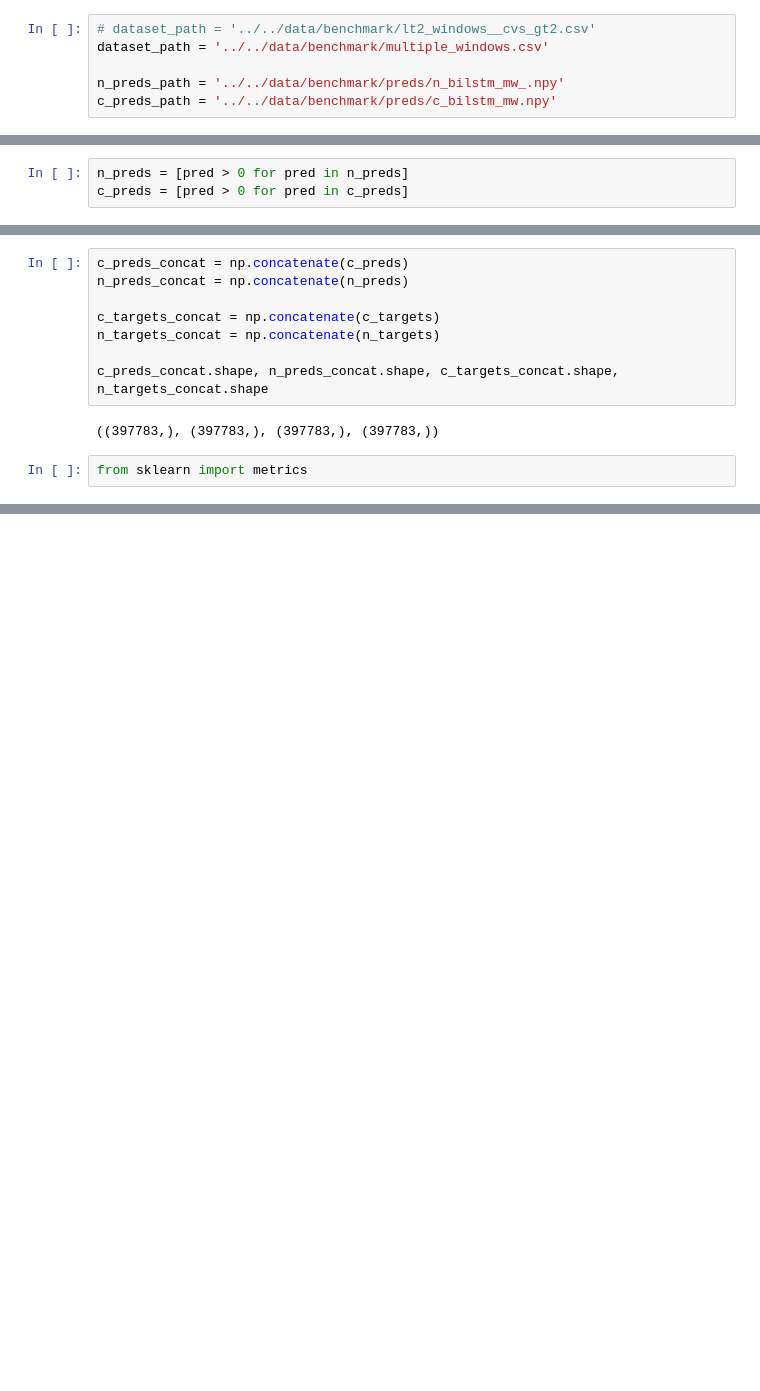
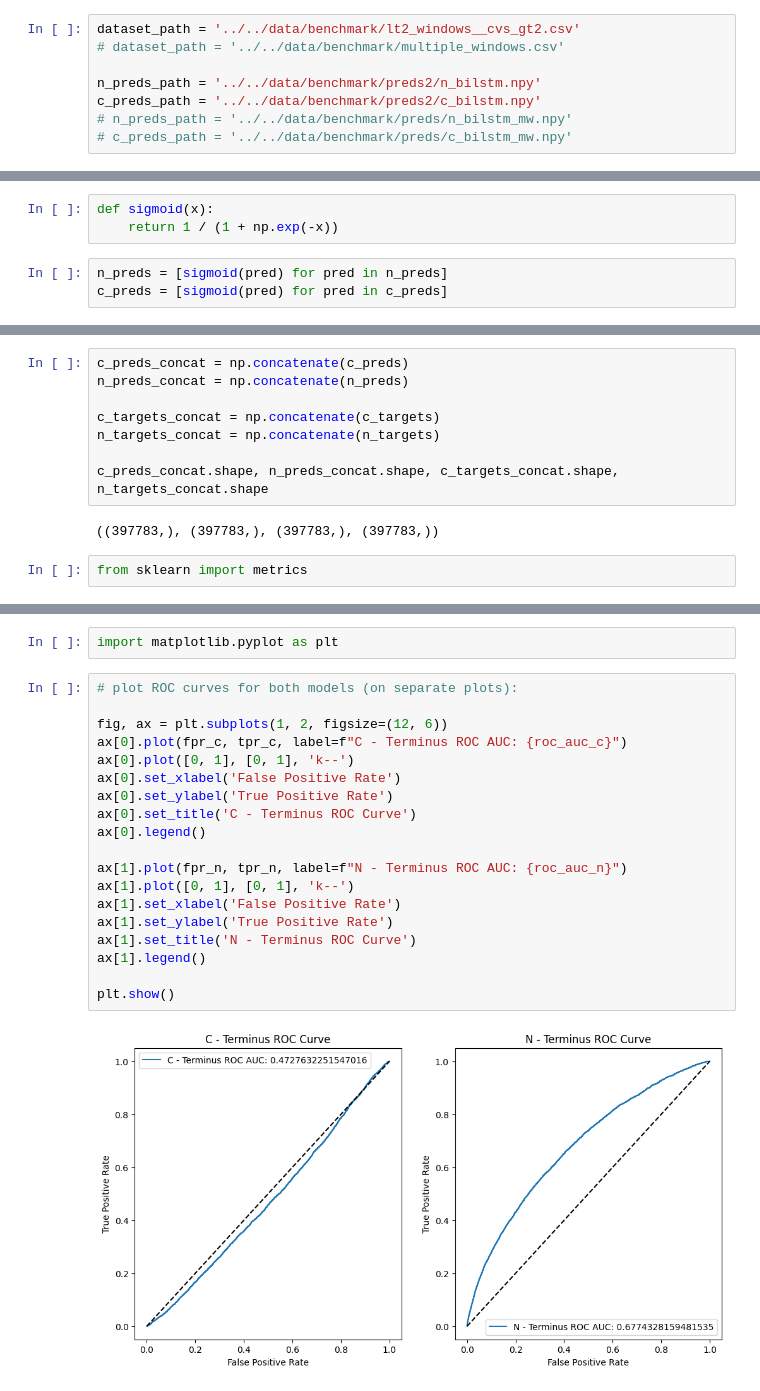
Before and after one commit to matib99/cleavage_benchmark, a Jupyter notebook: code/full_sequences_benchmark/calculate_metrics.ipynb, the cells around one changed output, grey strips where cells are left out. Drawn from its saved outputs; the diff is of its cells as text; blank space fills up the shorter version.

```diff
--- a/code/full_sequences_benchmark/calculate_metrics.ipynb
+++ b/code/full_sequences_benchmark/calculate_metrics.ipynb
@@ -3,11 +3,13 @@ import numpy as np
 import pandas as pd
 from ast import literal_eval
 # %%
-# dataset_path = '../../data/benchmark/lt2_windows__cvs_gt2.csv'
-dataset_path = '../../data/benchmark/multiple_windows.csv'
+dataset_path = '../../data/benchmark/lt2_windows__cvs_gt2.csv'
+# dataset_path = '../../data/benchmark/multiple_windows.csv'
 
-n_preds_path = '../../data/benchmark/preds/n_bilstm_mw_.npy'
-c_preds_path = '../../data/benchmark/preds/c_bilstm_mw.npy'
+n_preds_path = '../../data/benchmark/preds2/n_bilstm.npy'
+c_preds_path = '../../data/benchmark/preds2/c_bilstm.npy'
+# n_preds_path = '../../data/benchmark/preds/n_bilstm_mw.npy'
+# c_preds_path = '../../data/benchmark/preds/c_bilstm_mw.npy'
 # %%
 data_df = pd.read_csv(dataset_path)
 data_df.head()
@@ -39,6 +61,9 @@ for i, cleavage in enumerate(cleavages):
+# %%
+def sigmoid(x):
+    return 1 / (1 + np.exp(-x))
 # %%
-n_preds = [pred > 0 for pred in n_preds]
-c_preds = [pred > 0 for pred in c_preds]
+n_preds = [sigmoid(pred) for pred in n_preds]
+c_preds = [sigmoid(pred) for pred in c_preds]
 # %%
 n_preds[0], n_targets[0]
 # %% [output]
@@ -101 +131,24 @@ N - Terminus ROC AUC: 0.5681448335807696
+# %%
+import matplotlib.pyplot as plt
+# %%
+# plot ROC curves for both models (on separate plots):
+
+fig, ax = plt.subplots(1, 2, figsize=(12, 6))
+ax[0].plot(fpr_c, tpr_c, label=f"C - Terminus ROC AUC: {roc_auc_c}")
+ax[0].plot([0, 1], [0, 1], 'k--')
+ax[0].set_xlabel('False Positive Rate')
+ax[0].set_ylabel('True Positive Rate')
+ax[0].set_title('C - Terminus ROC Curve')
+ax[0].legend()
+
+ax[1].plot(fpr_n, tpr_n, label=f"N - Terminus ROC AUC: {roc_auc_n}")
+ax[1].plot([0, 1], [0, 1], 'k--')
+ax[1].set_xlabel('False Positive Rate')
+ax[1].set_ylabel('True Positive Rate')
+ax[1].set_title('N - Terminus ROC Curve')
+ax[1].legend()
+
+plt.show()
+# %% [output]
+[figure, added]
 # %%
```
Also changed, not shown: parts of 9 cells of this notebook, 2 other files.
